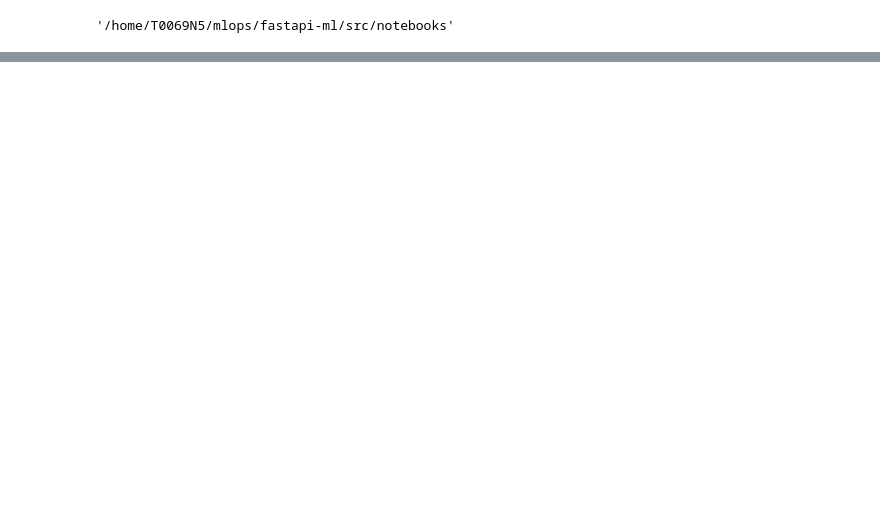
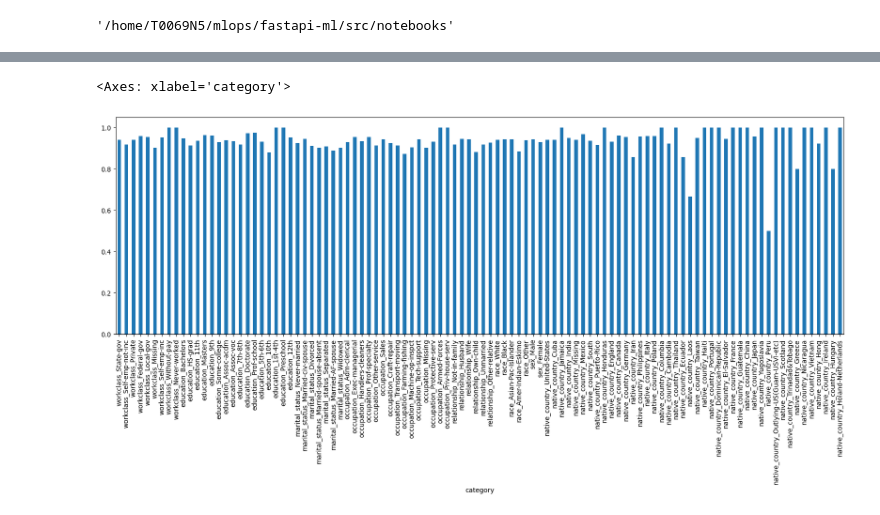
Before and after one commit to mehul4mak/fastapi-ml, a Jupyter notebook: src/notebooks/slice.ipynb, the cells around one changed output, grey strips where cells are left out. Saved outputs shown, nothing was run; the diff lists cells and outputs as text; code cells hidden in the pictures; blank space fills up the shorter version.

```diff
--- a/src/notebooks/slice.ipynb
+++ b/src/notebooks/slice.ipynb
@@ -137,0 +199,5 @@ save_model(lb, file_name="./model/labelbinarizer.pkl")
+# %%
+slice_df['fbeta'].plot(kind='bar',figsize=(20,6))
+# %% [output]
+<Axes: xlabel='category'>
+[figure, added]
```
Also changed, not shown: parts of 31 cells of this notebook, 10 other files.
